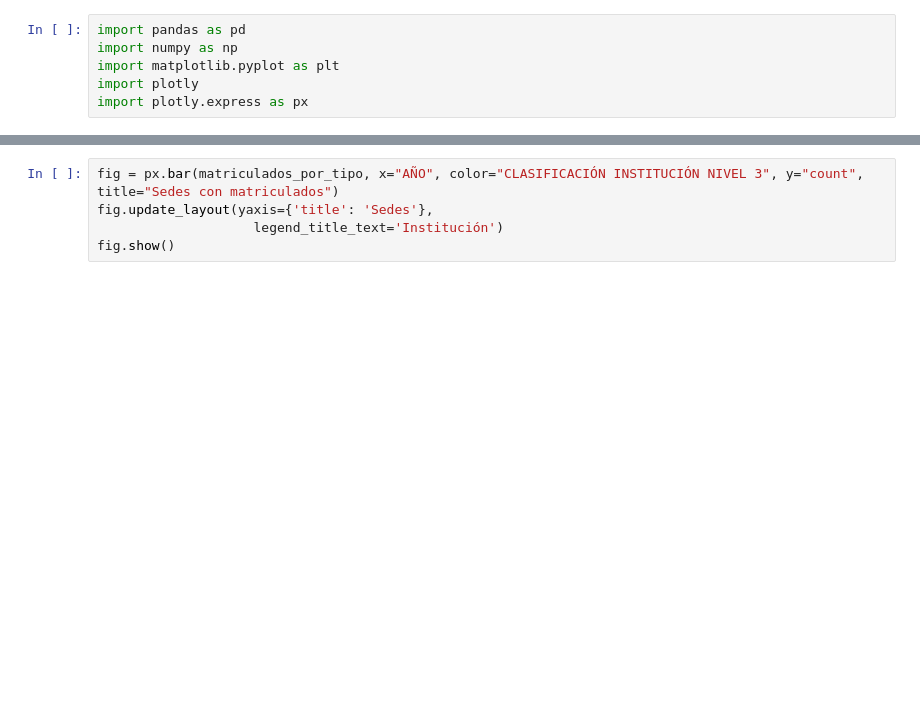
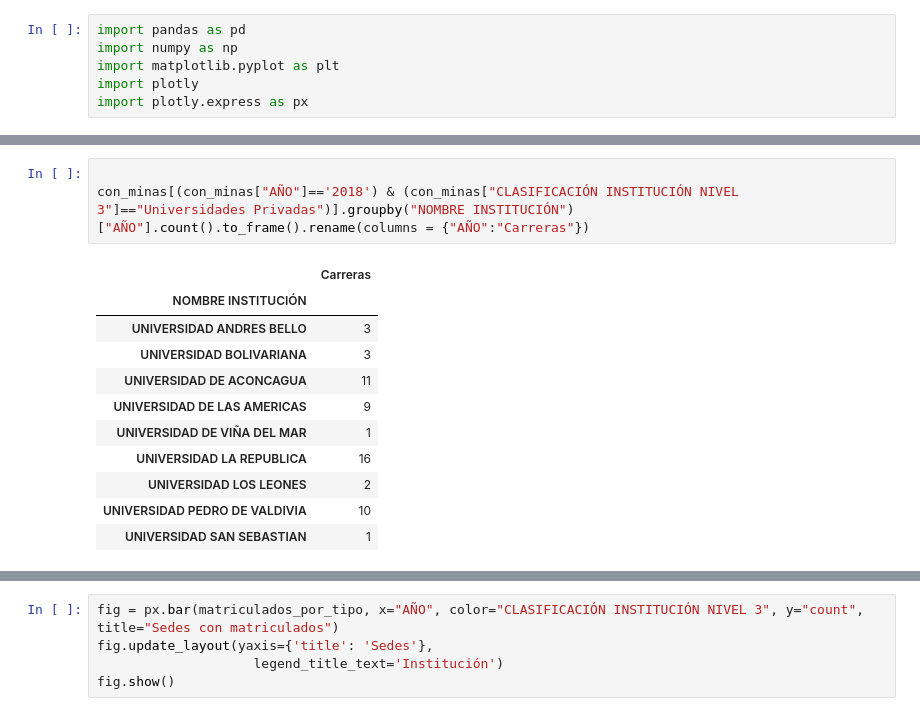
Before and after one commit to gnelis/Empleabilidad, a Jupyter notebook: analisis.ipynb, the cells around one changed output, grey strips where cells are left out. Saved outputs shown, nothing was run; the diff lists cells and outputs as text; blank space fills up the shorter version.

```diff
--- a/analisis.ipynb
+++ b/analisis.ipynb
@@ -17,0 +54,15 @@ fig.show()
+# %%
+
+con_minas[(con_minas["AÑO"]=='2018') & (con_minas["CLASIFICACIÓN INSTITUCIÓN NIVEL 3"]=="Universidades Privadas")].groupby("NOMBRE INSTITUCIÓN")["AÑO"].count().to_frame().rename(columns = {"AÑO":"Carreras"})
+# %% [output]
+|  | Carreras |
+| NOMBRE INSTITUCIÓN |  |
+| UNIVERSIDAD ANDRES BELLO | 3 |
+| UNIVERSIDAD BOLIVARIANA | 3 |
+| UNIVERSIDAD DE ACONCAGUA | 11 |
+| UNIVERSIDAD DE LAS AMERICAS | 9 |
+| UNIVERSIDAD DE VIÑA DEL MAR | 1 |
+| UNIVERSIDAD LA REPUBLICA | 16 |
+| UNIVERSIDAD LOS LEONES | 2 |
+| UNIVERSIDAD PEDRO DE VALDIVIA | 10 |
+| UNIVERSIDAD SAN SEBASTIAN | 1 |
```
Also changed, not shown: parts of 27 cells of this notebook.
